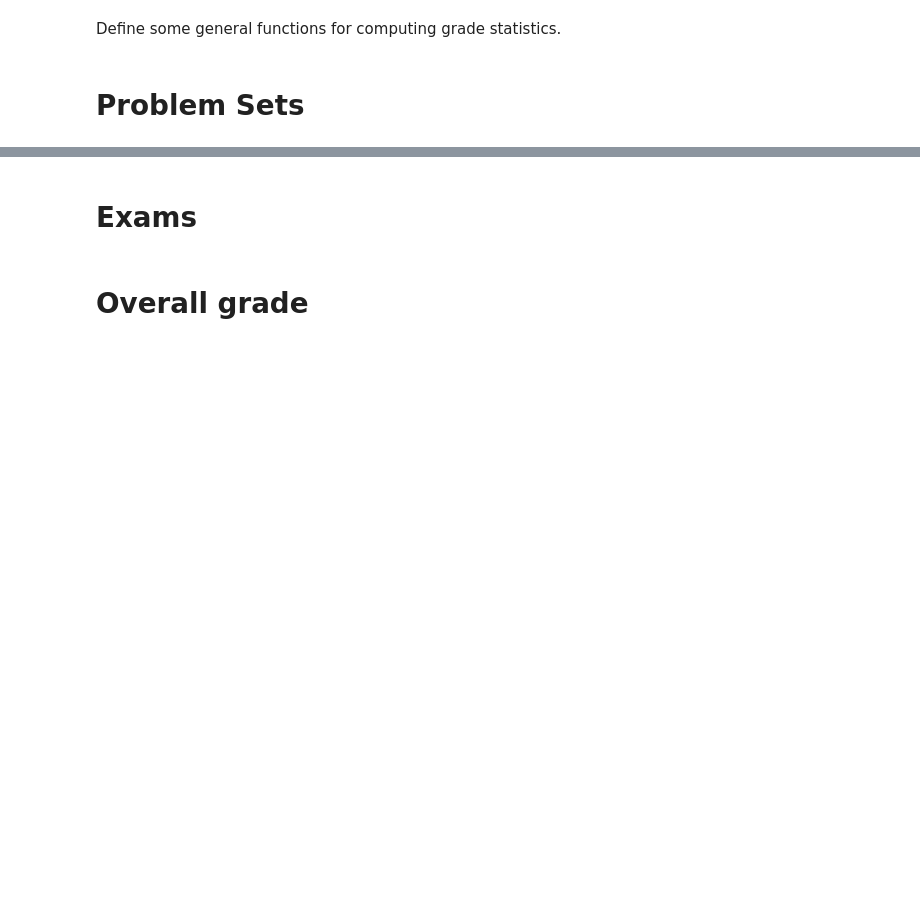
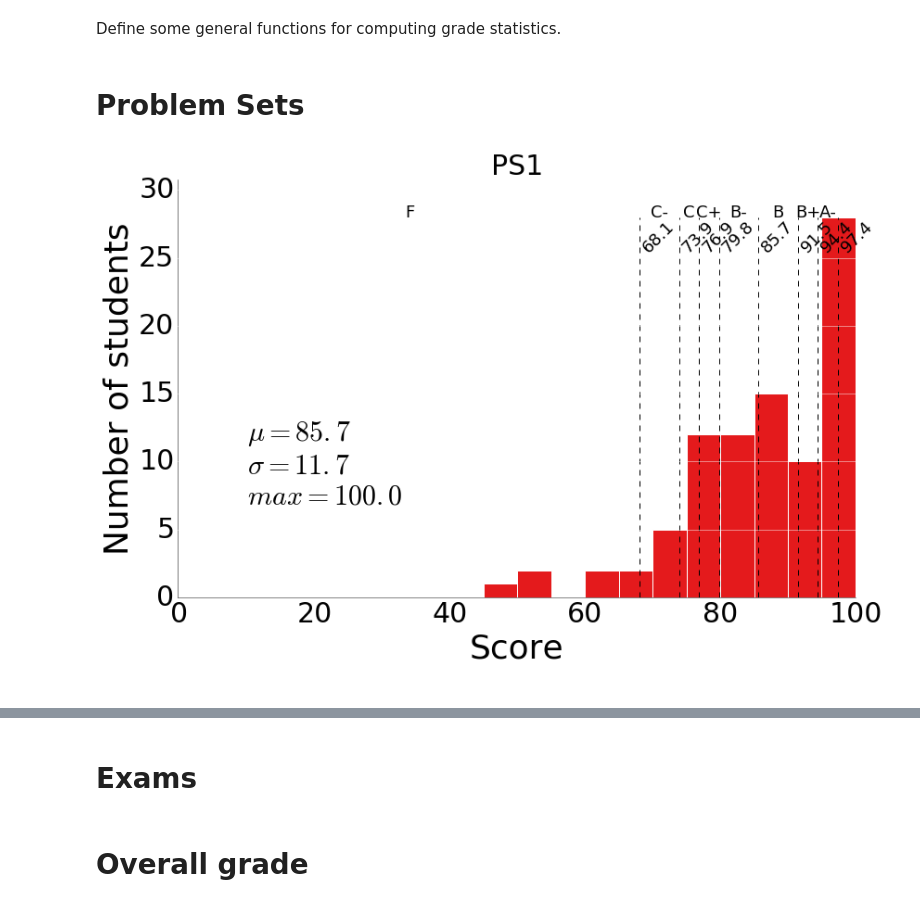
Before and after one commit to materialsvirtuallab/nano106, a Jupyter notebook: grades/Grade Stats.ipynb, the cells around one changed output, grey strips where cells are left out. Cells and saved outputs as stored; diff of their text form; code cells hidden in the pictures; blank space fills up the shorter version.

```diff
--- a/grades/Grade Stats.ipynb
+++ b/grades/Grade Stats.ipynb
@@ -49,8 +49,9 @@ Last updated on 2016-03-21 17:25:16.683147
 # %% [markdown]
 Load data from exported CSV from Ted Full Grade Center. Some sanitization is performed to remove non-ascii characters and cruft.
 # %%
-files = glob.glob(os.environ["NANO106GC"])
+files = glob.glob(os.path.join(os.environ["NANO106GC"], "*.csv"))
 latest = sorted(files)[-1]
+print(latest)
 d = read_csv(latest)
 d.columns = [remove_non_ascii(c) for c in d.columns]
 d.columns = [c.split("[")[0].strip().strip("\"") for c in d.columns]
@@ -153,5 +156,7 @@ def assign_grades(d, column_name, cutoffs, offset):
 # %% [markdown]
 # Problem Sets
 # %%
-#cutoffs = bar_plot(d, "PS1", annotate=True)
+cutoffs = bar_plot(d, "PS1", annotate=True)
+# %% [output]
+[figure, added]
 # %%
```
Also changed, not shown: parts of 3 cells of this notebook.
